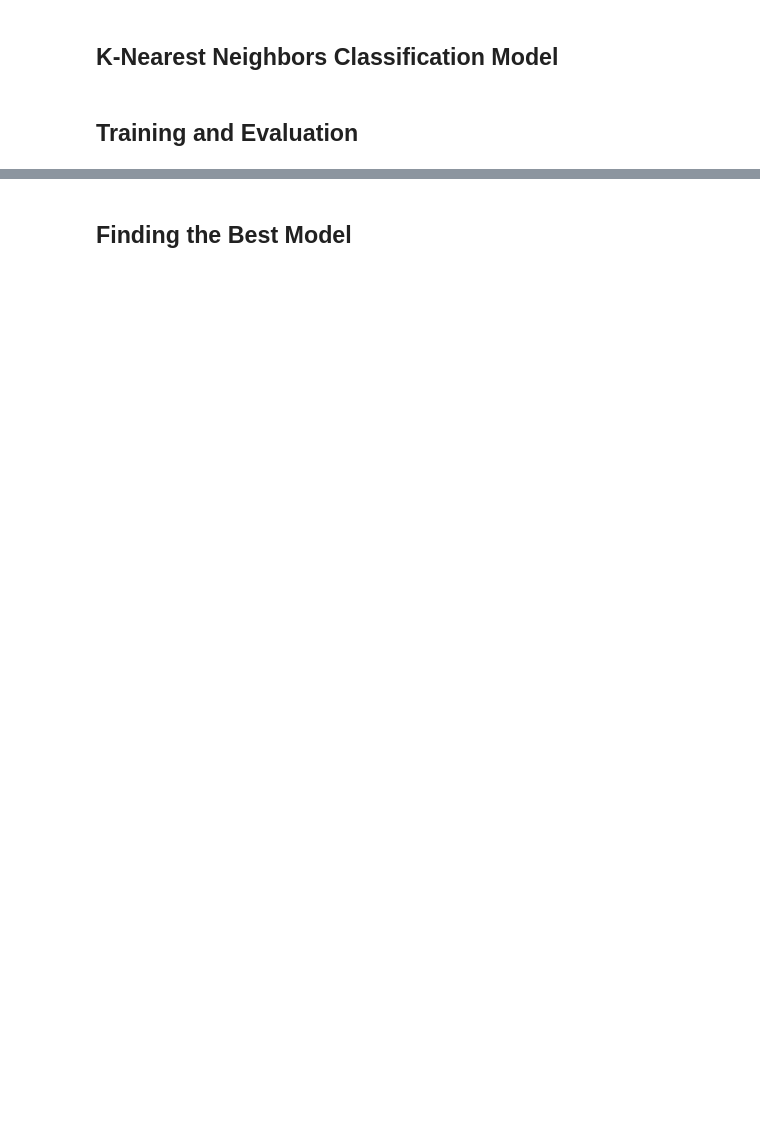
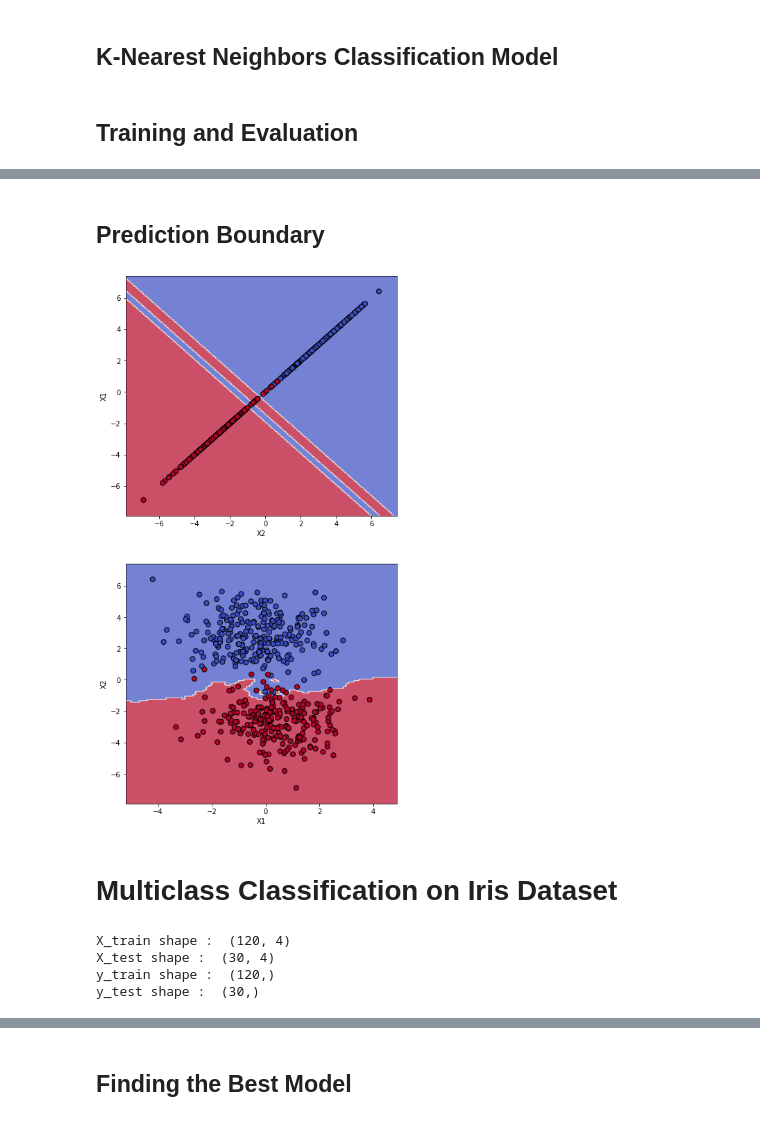
Before and after one commit to Suraj1199/DLfromScratch, a Jupyter notebook: K_Nearest_Neighbors.ipynb, the cells around one changed output, grey strips where cells are left out. Saved outputs shown, nothing was run; the diff lists cells and outputs as text; code cells hidden in the pictures; blank space fills up the shorter version.

```diff
--- a/K_Nearest_Neighbors.ipynb
+++ b/K_Nearest_Neighbors.ipynb
@@ -86,0 +147,4 @@ testing accuracy :  1.0
+# %%
+model = KNNeighborsClassifier(n_neighbors=5)
+# %%
+model.fit(X_train, y_train)
@@ -86,0 +161,8 @@ testing accuracy :  1.0
+# %% [markdown]
+## Prediction Boundary
+# %%
+model.plot_prediction_boundary(X, y)
+# %% [output]
+[figure, added]
+# %% [markdown]
+# Multiclass Classification on Iris Dataset
@@ -86,0 +171,11 @@ testing accuracy :  1.0
+# %%
+X_train, X_test, y_train, y_test = train_test_split(X, y, test_size=0.2)
+print("X_train shape : ", X_train.shape)
+print("X_test shape : ", X_test.shape)
+print("y_train shape : ", y_train.shape)
+print("y_test shape : ", y_test.shape)
+# %% [output]
+X_train shape :  (120, 4)
+X_test shape :  (30, 4)
+y_train shape :  (120,)
+y_test shape :  (30,)
```
Also changed, not shown: parts of 32 cells of this notebook.
